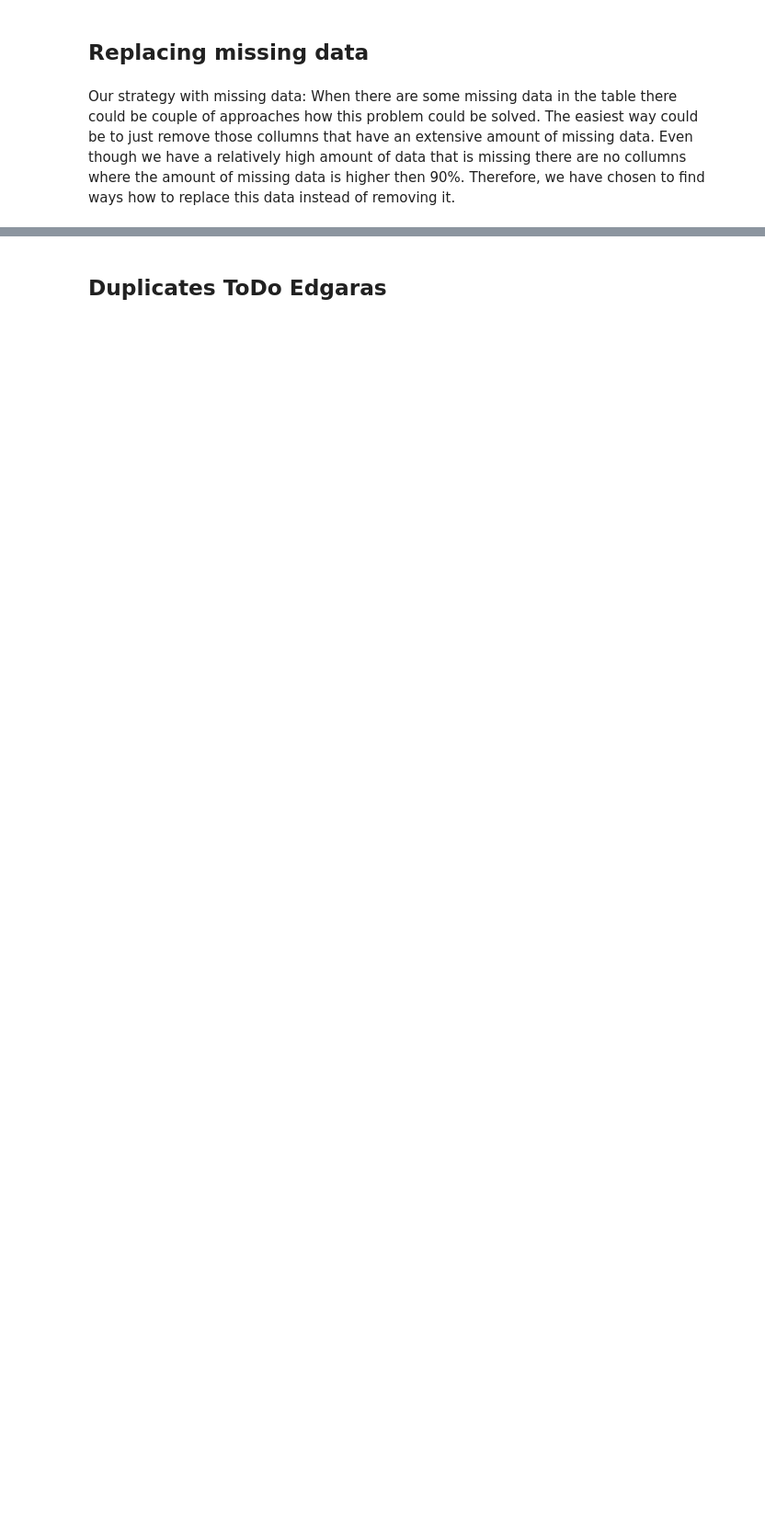
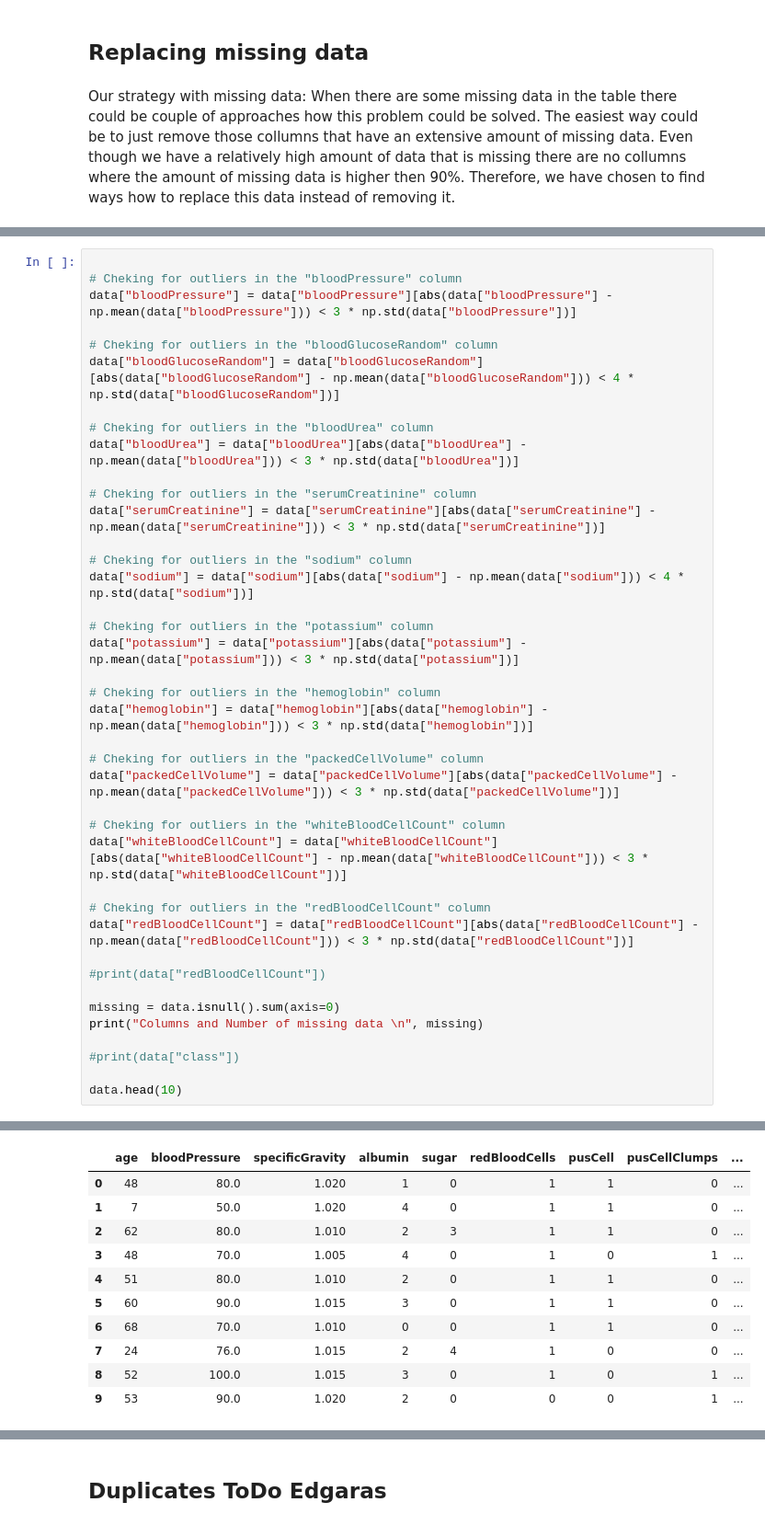
Before and after one commit to EdgarasKazlauskas1987/ChronicalKidneyDiseaseAIProject, a Jupyter notebook: Chronic Kidney Disease Project.ipynb, the cells around one changed output, grey strips where cells are left out. Shown at 92% size. Drawn from its saved outputs; the diff is of its cells as text; blank space fills up the shorter version.

```diff
--- a/Chronic Kidney Disease Project.ipynb
+++ b/Chronic Kidney Disease Project.ipynb
@@ -327,0 +331,41 @@ data.head(10)
+# %%
+
+# Cheking for outliers in the "bloodPressure" column
+data["bloodPressure"] = data["bloodPressure"][abs(data["bloodPressure"] - np.mean(data["bloodPressure"])) < 3 * np.std(data["bloodPressure"])]
+
+# Cheking for outliers in the "bloodGlucoseRandom" column
+data["bloodGlucoseRandom"] = data["bloodGlucoseRandom"][abs(data["bloodGlucoseRandom"] - np.mean(data["bloodGlucoseRandom"])) < 4 * np.std(data["bloodGlucoseRandom"])]
+
+# Cheking for outliers in the "bloodUrea" column
+data["bloodUrea"] = data["bloodUrea"][abs(data["bloodUrea"] - np.mean(data["bloodUrea"])) < 3 * np.std(data["bloodUrea"])]
+
+# Cheking for outliers in the "serumCreatinine" column
+data["serumCreatinine"] = data["serumCreatinine"][abs(data["serumCreatinine"] - np.mean(data["serumCreatinine"])) < 3 * np.std(data["serumCreatinine"])]
+
+# Cheking for outliers in the "sodium" column
+data["sodium"] = data["sodium"][abs(data["sodium"] - np.mean(data["sodium"])) < 4 * np.std(data["sodium"])]
+
+# Cheking for outliers in the "potassium" column
+data["potassium"] = data["potassium"][abs(data["potassium"] - np.mean(data["potassium"])) < 3 * np.std(data["potassium"])]
+
+# Cheking for outliers in the "hemoglobin" column
+data["hemoglobin"] = data["hemoglobin"][abs(data["hemoglobin"] - np.mean(data["hemoglobin"])) < 3 * np.std(data["hemoglobin"])]
+
+# Cheking for outliers in the "packedCellVolume" column
+data["packedCellVolume"] = data["packedCellVolume"][abs(data["packedCellVolume"] - np.mean(data["packedCellVolume"])) < 3 * np.std(data["packedCellVolume"])]
+
+# Cheking for outliers in the "whiteBloodCellCount" column
+data["whiteBloodCellCount"] = data["whiteBloodCellCount"][abs(data["whiteBloodCellCount"] - np.mean(data["whiteBloodCellCount"])) < 3 * np.std(data["whiteBloodCellCount"])]
+
+# Cheking for outliers in the "redBloodCellCount" column
+data["redBloodCellCount"] = data["redBloodCellCount"][abs(data["redBloodCellCount"] - np.mean(data["redBloodCellCount"])) < 3 * np.std(data["redBloodCellCount"])]
+
+#print(data["redBloodCellCount"])
+
+missing = data.isnull().sum(axis=0)
+print("Columns and Number of missing data \n", missing)
+
+#print(data["class"])
+
+data.head(10)
+# %% [output]
@@ -327,0 +389,11 @@ data.head(10)
+|  | age | bloodPressure | specificGravity | albumin | sugar | redBloodCells | pusCell | pusCellClumps | ... |
+| 0 | 48 | 80.0 | 1.020 | 1 | 0 | 1 | 1 | 0 | ... |
+| 1 | 7 | 50.0 | 1.020 | 4 | 0 | 1 | 1 | 0 | ... |
+| 2 | 62 | 80.0 | 1.010 | 2 | 3 | 1 | 1 | 0 | ... |
+| 3 | 48 | 70.0 | 1.005 | 4 | 0 | 1 | 0 | 1 | ... |
+| 4 | 51 | 80.0 | 1.010 | 2 | 0 | 1 | 1 | 0 | ... |
+| 5 | 60 | 90.0 | 1.015 | 3 | 0 | 1 | 1 | 0 | ... |
+| 6 | 68 | 70.0 | 1.010 | 0 | 0 | 1 | 1 | 0 | ... |
+| 7 | 24 | 76.0 | 1.015 | 2 | 4 | 1 | 0 | 0 | ... |
+| 8 | 52 | 100.0 | 1.015 | 3 | 0 | 1 | 0 | 1 | ... |
+| 9 | 53 | 90.0 | 1.020 | 2 | 0 | 0 | 0 | 1 | ... |
```
Also changed, not shown: parts of 9 cells of this notebook.
